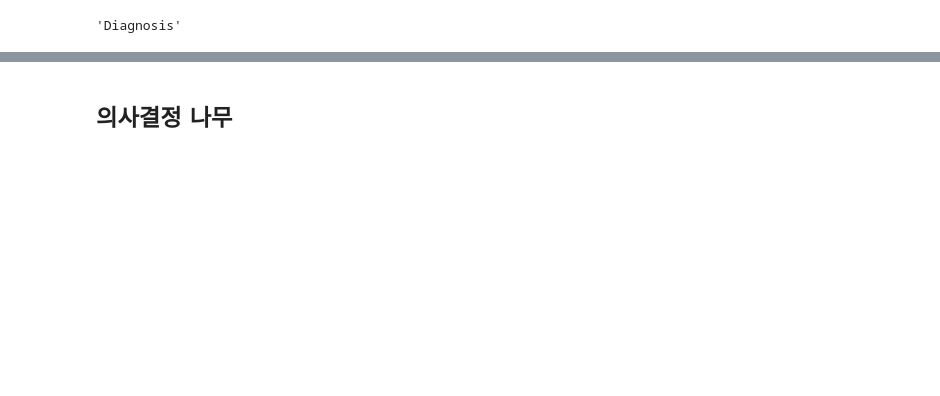
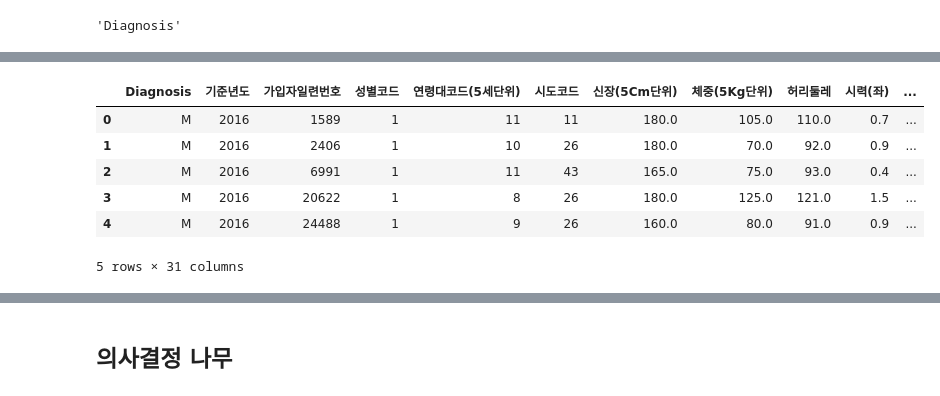
Before and after one commit to juseonjeong/pythonStudy_seon, a Jupyter notebook: py_study/Healthcare.ipynb, the cells around one changed output, grey strips where cells are left out. Saved outputs shown, nothing was run; the diff lists cells and outputs as text; code cells hidden in the pictures; blank space fills up the shorter version.

```diff
--- a/py_study/Healthcare.ipynb
+++ b/py_study/Healthcare.ipynb
@@ -953,0 +958,11 @@ cehealth.head()
+# %%
+cehealth = cehealth.drop(cehealth.columns[1], axis=1)
+cehealth.head()
+# %% [output]
+|  | Diagnosis | 기준년도 | 가입자일련번호 | 성별코드 | 연령대코드(5세단위) | 시도코드 | 신장(5Cm단위) | 체중(5Kg단위) | 허리둘레 | 시력(좌) | ... |
+| 0 | M | 2016 | 1589 | 1 | 11 | 11 | 180.0 | 105.0 | 110.0 | 0.7 | ... |
+| 1 | M | 2016 | 2406 | 1 | 10 | 26 | 180.0 | 70.0 | 92.0 | 0.9 | ... |
+| 2 | M | 2016 | 6991 | 1 | 11 | 43 | 165.0 | 75.0 | 93.0 | 0.4 | ... |
+| 3 | M | 2016 | 20622 | 1 | 8 | 26 | 180.0 | 125.0 | 121.0 | 1.5 | ... |
+| 4 | M | 2016 | 24488 | 1 | 9 | 26 | 160.0 | 80.0 | 91.0 | 0.9 | ... |
+5 rows × 31 columns
```
Also changed, not shown: parts of 20 cells of this notebook, 1 other file.
